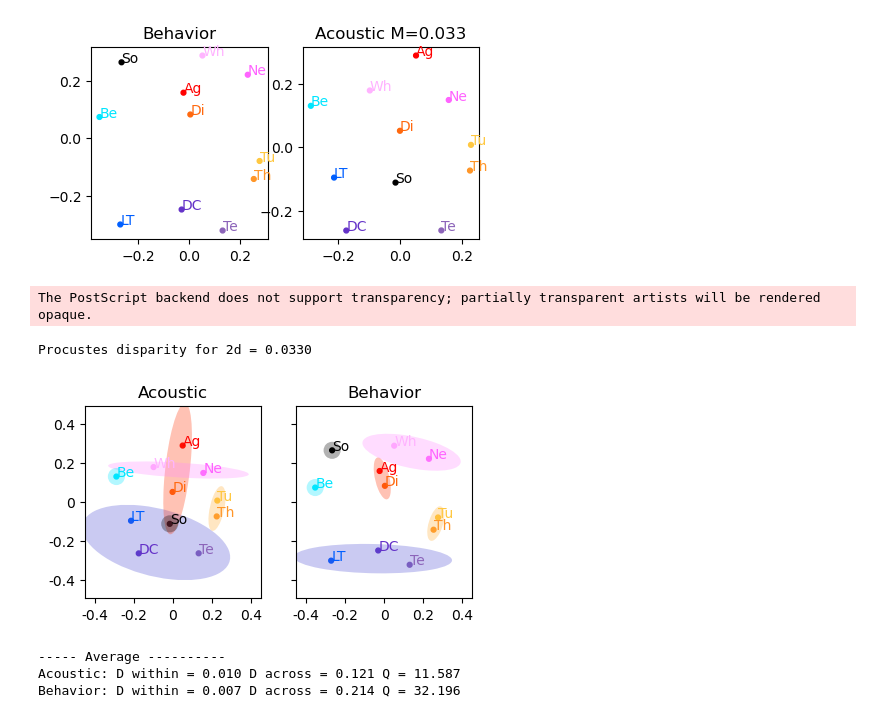
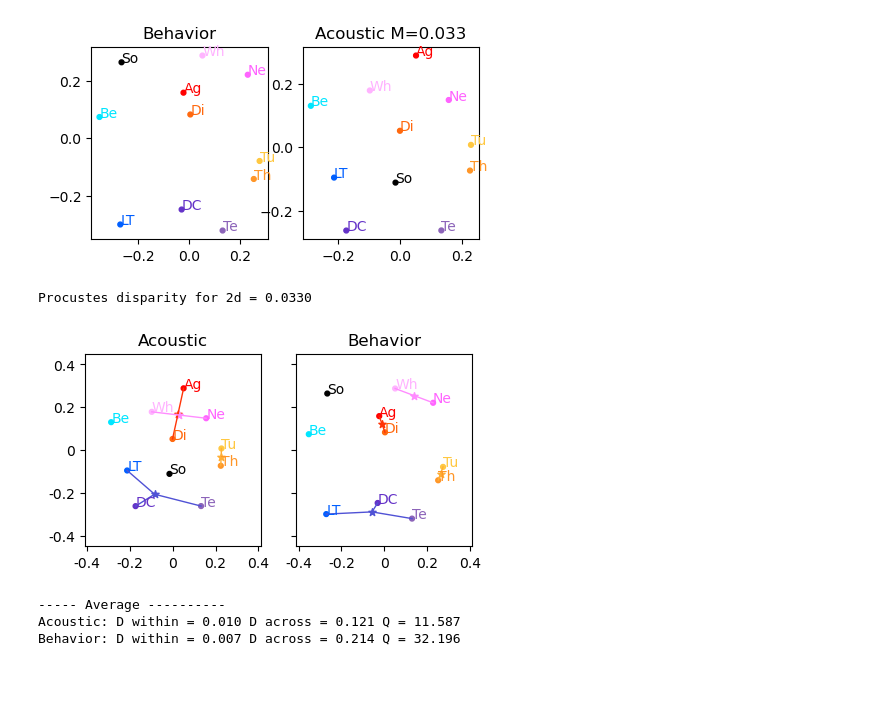
Before and after one commit to theunissenlab/zebra-finch-semantic-category, a Jupyter notebook: pythonNotebooks/BEHAV-Figure 4.ipynb, the cells around one changed output. Saved outputs shown, nothing was run; the diff lists cells and outputs as text; code cells hidden in the pictures; blank space fills up the shorter version.

```diff
--- a/pythonNotebooks/BEHAV-Figure 4.ipynb
+++ b/pythonNotebooks/BEHAV-Figure 4.ipynb
@@ -1229,63 +1223,78 @@ for i, txt in enumerate(callList):
     ax1.annotate(txt, (behMDSX[i,0], behMDSX[i,1]), color = callColor[txt])
 
 for isem, sem in enumerate(semCluster.keys()):
-    ell_radius_x = np.sqrt(1 + semClusterBehStd[isem,2])
-    ell_radius_y = np.sqrt(1 - semClusterBehStd[isem,2])
-    ellipse = Ellipse((0, 0), width=ell_radius_x * 2, height=ell_radius_y * 2,
+    if 0:
+        ell_radius_x = np.sqrt(1 + semClusterBehStd[isem,2])
+        ell_radius_y = np.sqrt(1 - semClusterBehStd[isem,2])
+        ellipse = Ellipse((0, 0), width=ell_radius_x * 2, height=ell_radius_y * 2,
                       facecolor=semClusterColor[sem], alpha = 0.3)
 
-    transf = transforms.Affine2D() \
-        .rotate_deg(45) \
-        .scale(semClusterBehStd[isem,0]*2, semClusterBehStd[isem,1]*2) \
-        .translate(semClusterBehCentroids[isem,0], semClusterBehCentroids[isem,1])
+        transf = transforms.Affine2D() \
+            .rotate_deg(45) \
+            .scale(semClusterBehStd[isem,0]*2, semClusterBehStd[isem,1]*2) \
+            .translate(semClusterBehCentroids[isem,0], semClusterBehCentroids[isem,1])
 
-    ellipse.set_transform(transf + ax1.transData)
-    ax1.add_patch(ellipse)
+        ellipse.set_transform(transf + ax1.transData)
+        ax1.add_patch(ellipse)
+    if 1:
+        if (len(semCluster[sem]) > 1):
+            ax1.scatter(semClusterBehCentroids[isem,0], semClusterBehCentroids[isem,1], s =30, c=semClusterColor[sem], marker='*' )
+            for call in semCluster[sem]:
+                icall = callList.index(call)
+                ax1.plot([behMDSX[icall,0], semClusterBehCentroids[isem,0]], [behMDSX[icall,1], semClusterBehCentroids[isem,1]], linewidth=1, c= ClusterColor[sem])
+
 
 ax1.axis('equal')
 ax1.set_xlim((-0.45, 0.45))
 ax1.set_ylim((-0.45, 0.45))
 ax1.set_xticks([-0.4, -0.2, 0, 0.2, 0.4], labels = ['-0.4', '-0.2', '0', '0.2', '0.4'])
 ax1.set_yticks([-0.4, -0.2, 0, 0.2, 0.4], labels = [])
 
 
 plt.title('Behavior')
 
 ax2 = plt.subplot(1,2,1)
 ax2.scatter(acMDSX[:,0], acMDSX[:,1], s =12, c=[callColor[c] for c in callList] )
 for i, txt in enumerate(callList):
     ax2.annotate(txt, (acMDSX[i,0], acMDSX[i,1]), color = callColor[txt])
 
 for isem, sem in enumerate(semCluster.keys()):
-    ell_radius_x = np.sqrt(1 + semClusterAcStd[isem,2])
-    ell_radius_y = np.sqrt(1 - semClusterAcStd[isem,2])
-    ellipse = Ellipse((0, 0), width=ell_radius_x * 2, height=ell_radius_y * 2,
+    if 0:
+        ell_radius_x = np.sqrt(1 + semClusterAcStd[isem,2])
+        ell_radius_y = np.sqrt(1 - semClusterAcStd[isem,2])
+        ellipse = Ellipse((0, 0), width=ell_radius_x * 2, height=ell_radius_y * 2,
                       facecolor=semClusterColor[sem], alpha = 0.3)
 
-    transf = transforms.Affine2D() \
-        .rotate_deg(45) \
-        .scale(semClusterAcStd[isem,0]*2, semClusterAcStd[isem,1]*2) \
-        .translate(semClusterAcCentroids[isem,0], semClusterAcCentroids[isem,1])
+        transf = transforms.Affine2D() \
+            .rotate_deg(45) \
+            .scale(semClusterAcStd[isem,0]*2, semClusterAcStd[isem,1]*2) \
+            .translate(semClusterAcCentroids[isem,0], semClusterAcCentroids[isem,1])
 
-    ellipse.set_transform(transf + ax2.transData)
-    ax2.add_patch(ellipse)
+        ellipse.set_transform(transf + ax2.transData)
+        ax2.add_patch(ellipse)
+    if 1:
+        if (len(semCluster[sem]) > 1):
+            ax2.scatter(semClusterAcCentroids[isem,0], semClusterAcCentroids[isem,1], s =30, c=semClusterColor[sem], marker='*' )
+            for call in semCluster[sem]:
+                icall = callList.index(call)
+                ax2.plot([acMDSX[icall,0], semClusterAcCentroids[isem,0]], [acMDSX[icall,1], semClusterAcCentroids[isem,1]], linewidth=1, c= ClusterColor[sem])
+
 
 ax2.axis('equal')
 ax2.set_xlim((-0.45, 0.45))
 ax2.set_ylim((-0.45, 0.45))
 ax2.set_xticks([-0.4, -0.2, 0, 0.2, 0.4], labels = ['-0.4', '-0.2', '0', '0.2', '0.4'])
 ax2.set_yticks([-0.4, -0.2, 0, 0.2, 0.4], labels = ['-0.4', '-0.2', '0', '0.2', '0.4'])
 
 
 
 plt.title(f'Acoustic')
 
-plt.savefig(figDir + f'BehaviorAcousticSpectroMDS{mdsDim}Grouped.eps')
+plt.savefig(figDir + f'BehaviorAcousticSpectroMDS{mdsDim}GroupedCentroids.eps')
 print(f'Procustes disparity for {mdsDim}d = {Mac/len(callList):.4f}')
 # %% [output]
-The PostScript backend does not support transparency; partially transparent artists will be rendered opaque.
+Procustes disparity for 2d = 0.0330
-Procustes disparity for 2d = 0.0330
-[figure, old version]
+[figure, new version]
 # %%
 # Calculate within and between distances
 
```
Also changed, not shown: parts of 10 cells of this notebook.
